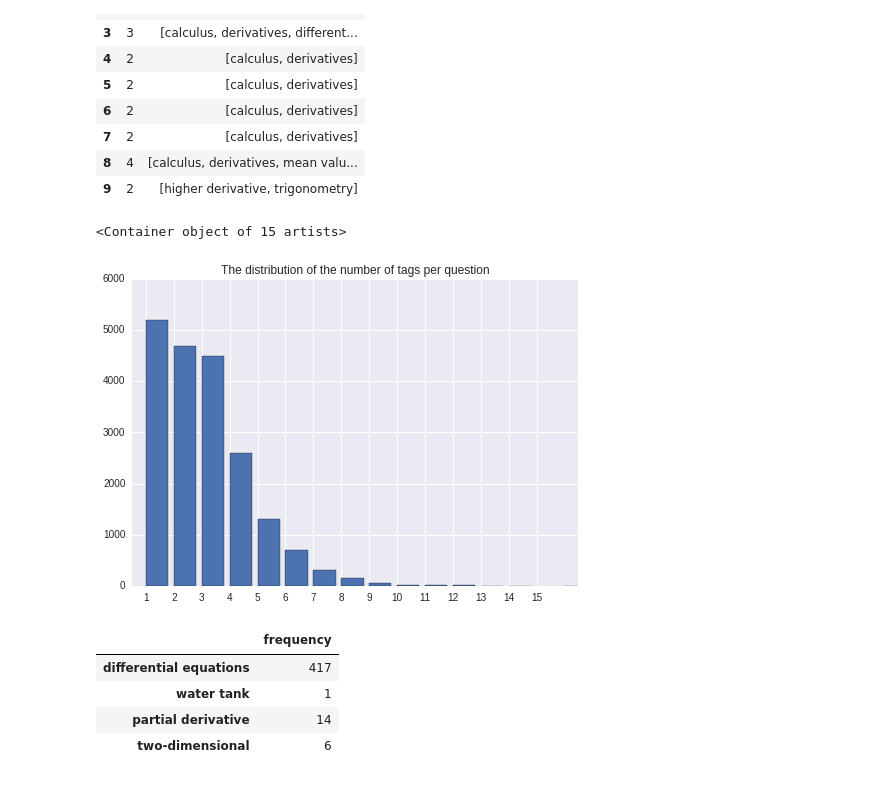
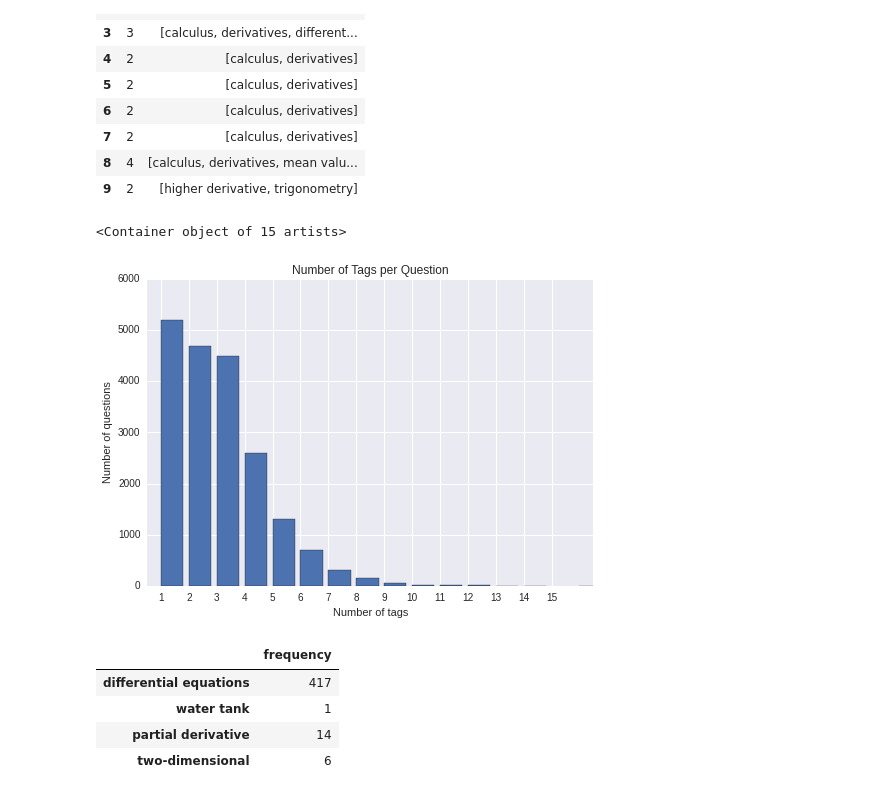
Before and after one commit to lpatruno/TheDataIncubator, a Jupyter notebook: FINAL - Number of tags per question.ipynb, the cells around one changed output. Drawn from its saved outputs; the diff is of its cells as text; code cells hidden in the pictures.

```diff
--- a/FINAL - Number of tags per question.ipynb
+++ b/FINAL - Number of tags per question.ipynb
@@ -64,13 +64,15 @@ for num in set_num_tags:
 val = np.array(val)
 count = np.array(count)
 # %%
-plt.title('The distribution of the number of tags per question')
+plt.title('Number of Tags per Question')
+plt.ylabel('Number of questions')
+plt.xlabel('Number of tags')
 plt.xticks(np.arange(min(val), max(val), 1) )
 plt.xlim([min(val) - .5, max(val) + .5])
 plt.bar(val, count)
 # %% [output]
 <Container object of 15 artists>
-[figure, old version]
+[figure, new version]
 # %%
 pop_tags = {}
 
```
Also changed, not shown: parts of 2 cells of this notebook, 2 other files.
